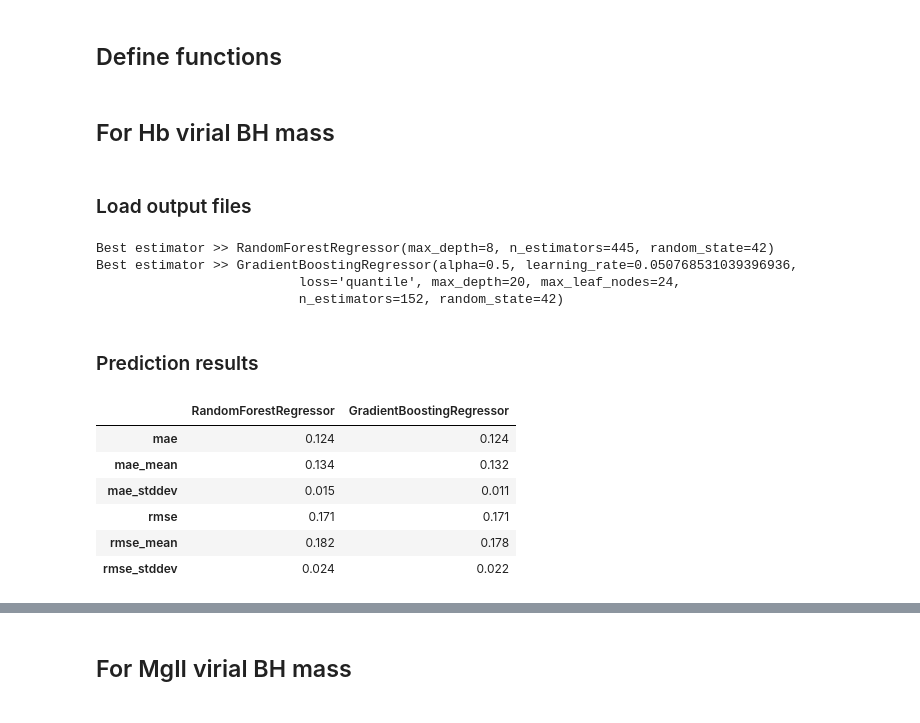
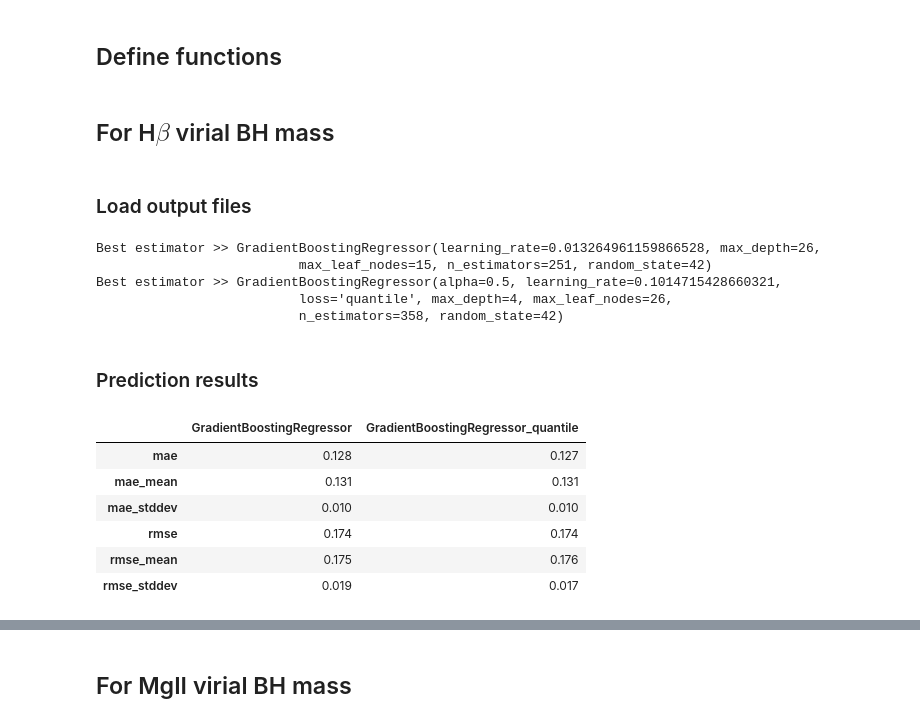
Before and after one commit to yongsukyee/uncertain_blackholemass, a Jupyter notebook: notebooks/conformalregressor.ipynb, the cells around one changed output, grey strips where cells are left out. Drawn from its saved outputs; the diff is of its cells as text; code cells hidden in the pictures.

```diff
--- a/notebooks/conformalregressor.ipynb
+++ b/notebooks/conformalregressor.ipynb
@@ -153,10 +177,10 @@ def plot_widthvsbintarget(uq_dict, strategy='cqr', roundto=0.5, xlabel=None, yla
 # %% [markdown]
-## For Hb virial BH mass
+## For H$\beta$ virial BH mass
 # %% [markdown]
 ### Load output files
 # %%
 # Features
-logdir_exp = Path(cfg['data_dir'], 'logs', '20230310/184508_LOGMBH_HB')
+logdir_exp = Path(cfg['data_dir'], 'logs', '20230323/000956_LOGMBH_HB')
 
 datasplit_idx = pd.read_pickle(Path(logdir_exp, 'datasplitidx.pkl'))
 datasplit_idx['valid'], datasplit_idx['test'] = train_test_split(datasplit_idx['test'], test_size=cfg['frac_test_size'], random_state=cfg['seed'])
@@ -167,33 +191,35 @@ feature_keys = [k for k in df_features.columns if isinstance(k, int)]
 dffeatures_train = df_features.loc[datasplit_idx['train']]
 dffeatures_valid = df_features.loc[datasplit_idx['valid']]
 dffeatures_test = df_features.loc[datasplit_idx['test']]
+df_test = pd.merge(dffeatures_test['objid'], df, how='inner', left_on=['objid'], right_on=['OBJID'])
 # %%
 # Regressors
 estimator = pd.read_pickle(Path(logdir_exp, 'estimator_optim.pkl'))
 print(f"Best estimator >> {estimator}")
 estimator_q = pd.read_pickle(Path(logdir_exp, 'estimatorq_optim.pkl'))
 print(f"Best estimator >> {estimator_q}")
-y_pred, y_pis, uq_dict = pd.read_pickle(Path(logdir_exp, 'mapieuq_pred.pkl'))
+y_pred_hbeta, y_pis_hbeta, uq_dict = pd.read_pickle(Path(logdir_exp, 'mapieuq_pred.pkl'))
 df_picp = pd.read_pickle(Path(logdir_exp, 'mapieuq_picp_alpha.pkl'))
 df_mpiw = pd.read_pickle(Path(logdir_exp, 'mapieuq_mpiw_alpha.pkl'))
 # %% [output]
-Best estimator >> RandomForestRegressor(max_depth=8, n_estimators=445, random_state=42)
-Best estimator >> GradientBoostingRegressor(alpha=0.5, learning_rate=0.050768531039396936,
-                          loss='quantile', max_depth=20, max_leaf_nodes=24,
-                          n_estimators=152, random_state=42)
+Best estimator >> GradientBoostingRegressor(learning_rate=0.013264961159866528, max_depth=26,
+                          max_leaf_nodes=15, n_estimators=251, random_state=42)
+Best estimator >> GradientBoostingRegressor(alpha=0.5, learning_rate=0.1014715428660321,
+                          loss='quantile', max_depth=4, max_leaf_nodes=26,
+                          n_estimators=358, random_state=42)
 # %% [markdown]
 ### Prediction results
 # %%
 # Evaluate prediction error
 pd.DataFrame(
     {str(estimator).rpartition('(')[0]: evalcv_prederror(estimator, dffeatures_test[feature_keys].to_numpy(), dffeatures_test['label'].to_numpy(), y_pred['cv_plus'], cv=10)} | \
-    {str(estimator_q).rpartition('(')[0]: evalcv_prederror(estimator_q, dffeatures_test[feature_keys].to_numpy(), dffeatures_test['label'].to_numpy(), y_pred['cqr'], cv=10)}
+    {str(estimator_q).rpartition('(')[0]+'_quantile': evalcv_prederror(estimator_q, dffeatures_test[feature_keys].to_numpy(), dffeatures_test['label'].to_numpy(), y_pred['cqr'], cv=10)}
 ).style.format('{:.3f}')
 # %% [output]
-|  | RandomForestRegressor | GradientBoostingRegressor |
-| mae | 0.124 | 0.124 |
-| mae_mean | 0.134 | 0.132 |
-| mae_stddev | 0.015 | 0.011 |
-| rmse | 0.171 | 0.171 |
-| rmse_mean | 0.182 | 0.178 |
-| rmse_stddev | 0.024 | 0.022 |
+|  | GradientBoostingRegressor | GradientBoostingRegressor_quantile |
+| mae | 0.128 | 0.127 |
+| mae_mean | 0.131 | 0.131 |
+| mae_stddev | 0.010 | 0.010 |
+| rmse | 0.174 | 0.174 |
+| rmse_mean | 0.175 | 0.176 |
+| rmse_stddev | 0.019 | 0.017 |
```
Also changed, not shown: parts of 18 cells of this notebook.
